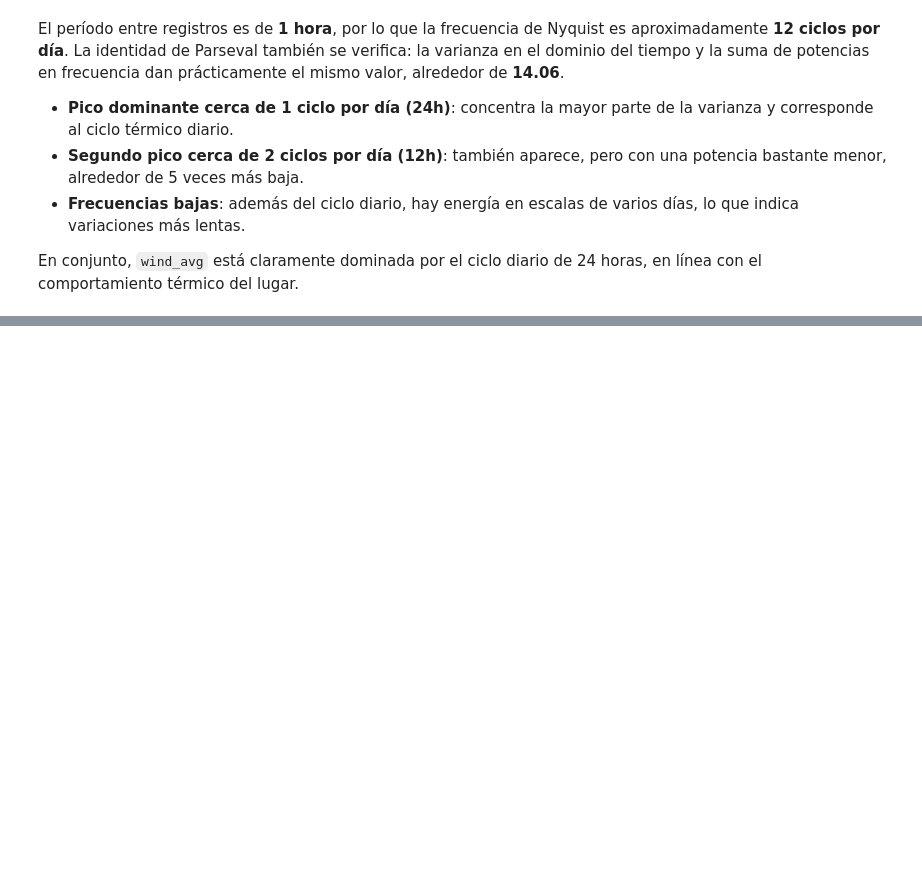
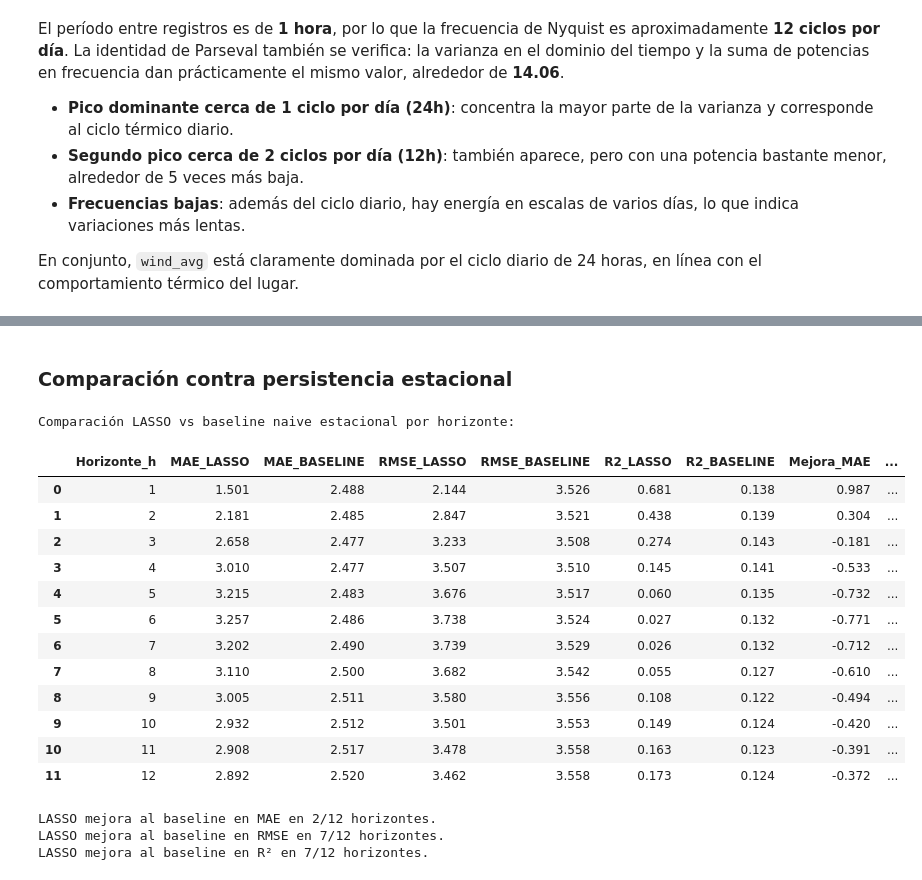
Before and after one commit to MarcosACH/potrerillos-wind-forecast, a Jupyter notebook: src/entregable_1.ipynb, the cells around one changed output, grey strips where cells are left out. Cells and saved outputs as stored; diff of their text form; code cells hidden in the pictures; blank space fills up the shorter version.

```diff
--- a/src/entregable_1.ipynb
+++ b/src/entregable_1.ipynb
@@ -539,0 +579,45 @@ La regresión lineal supera ampliamente a la persistencia en h=12h. El R² negat
+# %% [markdown]
+### Comparación contra persistencia estacional
+# %%
+comparacion = pd.DataFrame({
+    "Horizonte_h": range(1, horizonte + 1),
+    "MAE_LASSO": [np.mean(lasso_test_mae[h]) for h in range(1, horizonte + 1)],
+    "MAE_BASELINE": [np.mean(persistencia_test_mae[h]) for h in range(1, horizonte + 1)],
+    "RMSE_LASSO": [np.mean(lasso_test_rmse[h]) for h in range(1, horizonte + 1)],
+    "RMSE_BASELINE": [np.mean(persistencia_test_rmse[h]) for h in range(1, horizonte + 1)],
+    "R2_LASSO": [np.mean(lasso_test_r2[h]) for h in range(1, horizonte + 1)],
+    "R2_BASELINE": [np.mean(persistencia_test_r2[h]) for h in range(1, horizonte + 1)],
+}).round(3)
+
+comparacion["Mejora_MAE"] = (comparacion["MAE_BASELINE"] - comparacion["MAE_LASSO"]).round(3)
+comparacion["Mejora_RMSE"] = (comparacion["RMSE_BASELINE"] - comparacion["RMSE_LASSO"]).round(3)
+comparacion["Mejora_R2"] = (comparacion["R2_LASSO"] - comparacion["R2_BASELINE"]).round(3)
+
+print("Comparación LASSO vs baseline naive estacional por horizonte:")
+display(comparacion)
+
+wins_mae = int((comparacion["MAE_LASSO"] < comparacion["MAE_BASELINE"]).sum())
+wins_rmse = int((comparacion["RMSE_LASSO"] < comparacion["RMSE_BASELINE"]).sum())
+wins_r2 = int((comparacion["R2_LASSO"] > comparacion["R2_BASELINE"]).sum())
+
+print(f"LASSO mejora al baseline en MAE en {wins_mae}/{horizonte} horizontes.")
+print(f"LASSO mejora al baseline en RMSE en {wins_rmse}/{horizonte} horizontes.")
+print(f"LASSO mejora al baseline en R² en {wins_r2}/{horizonte} horizontes.")
+# %% [output]
+Comparación LASSO vs baseline naive estacional por horizonte:
+|  | Horizonte_h | MAE_LASSO | MAE_BASELINE | RMSE_LASSO | RMSE_BASELINE | R2_LASSO | R2_BASELINE | Mejora_MAE | ... |
+| 0 | 1 | 1.501 | 2.488 | 2.144 | 3.526 | 0.681 | 0.138 | 0.987 | ... |
+| 1 | 2 | 2.181 | 2.485 | 2.847 | 3.521 | 0.438 | 0.139 | 0.304 | ... |
+| 2 | 3 | 2.658 | 2.477 | 3.233 | 3.508 | 0.274 | 0.143 | -0.181 | ... |
+| 3 | 4 | 3.010 | 2.477 | 3.507 | 3.510 | 0.145 | 0.141 | -0.533 | ... |
+| 4 | 5 | 3.215 | 2.483 | 3.676 | 3.517 | 0.060 | 0.135 | -0.732 | ... |
+| 5 | 6 | 3.257 | 2.486 | 3.738 | 3.524 | 0.027 | 0.132 | -0.771 | ... |
+| 6 | 7 | 3.202 | 2.490 | 3.739 | 3.529 | 0.026 | 0.132 | -0.712 | ... |
+| 7 | 8 | 3.110 | 2.500 | 3.682 | 3.542 | 0.055 | 0.127 | -0.610 | ... |
+| 8 | 9 | 3.005 | 2.511 | 3.580 | 3.556 | 0.108 | 0.122 | -0.494 | ... |
+| 9 | 10 | 2.932 | 2.512 | 3.501 | 3.553 | 0.149 | 0.124 | -0.420 | ... |
+| 10 | 11 | 2.908 | 2.517 | 3.478 | 3.558 | 0.163 | 0.123 | -0.391 | ... |
+| 11 | 12 | 2.892 | 2.520 | 3.462 | 3.558 | 0.173 | 0.124 | -0.372 | ... |
+LASSO mejora al baseline en MAE en 2/12 horizontes.
+LASSO mejora al baseline en RMSE en 7/12 horizontes.
+LASSO mejora al baseline en R² en 7/12 horizontes.
```
Also changed, not shown: parts of 12 cells of this notebook.
